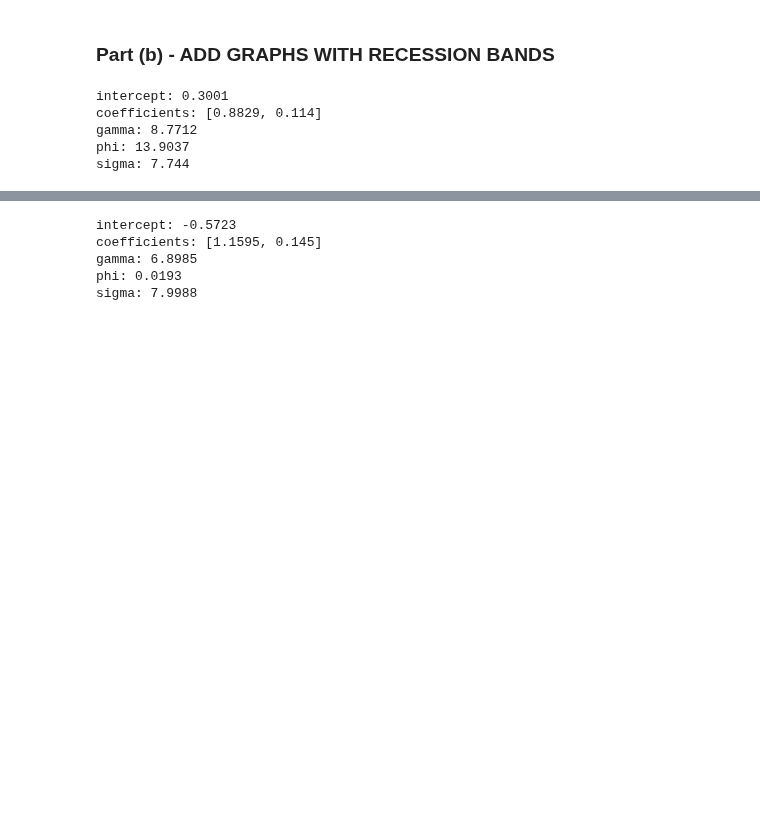
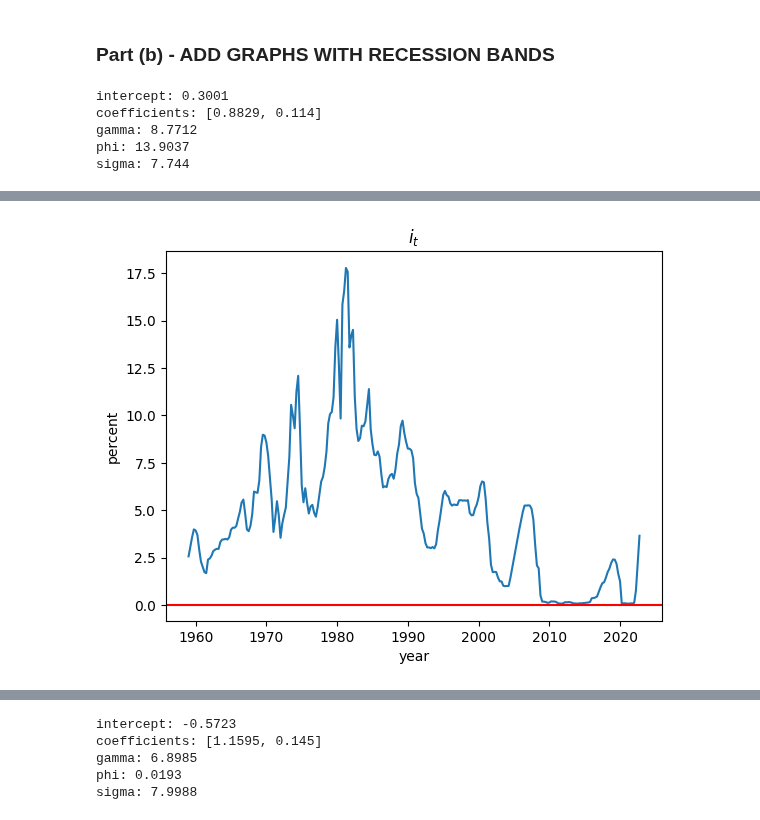
Before and after one commit to sthau/econ-212, a Jupyter notebook: macro_3/macro_3.ipynb, the cells around one changed output, grey strips where cells are left out. Saved outputs shown, nothing was run; the diff lists cells and outputs as text; code cells hidden in the pictures; blank space fills up the shorter version.

```diff
--- a/macro_3/macro_3.ipynb
+++ b/macro_3/macro_3.ipynb
@@ -80,0 +88,9 @@ plt.plot(C.index[-256:], np.log((i + 1) / i))
+# %%
+plt.plot(dates, i)
+plt.title('$i_t$')
+plt.xlabel('year')
+plt.ylabel('percent')
+plt.axhline(y = 0, color = 'red')
+plt.show()
+# %% [output]
+[figure, added]
```
Also changed, not shown: parts of 15 cells of this notebook.
